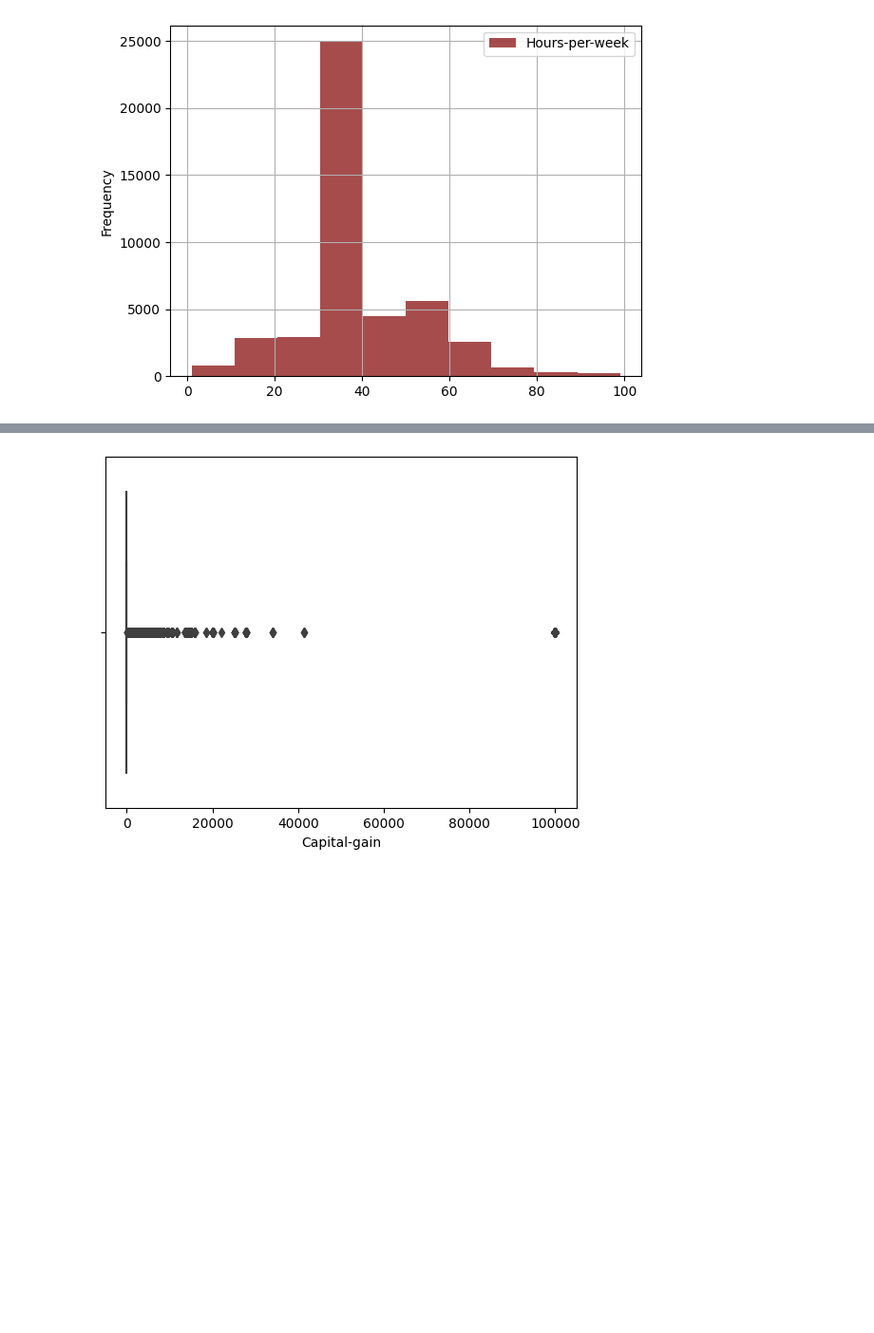
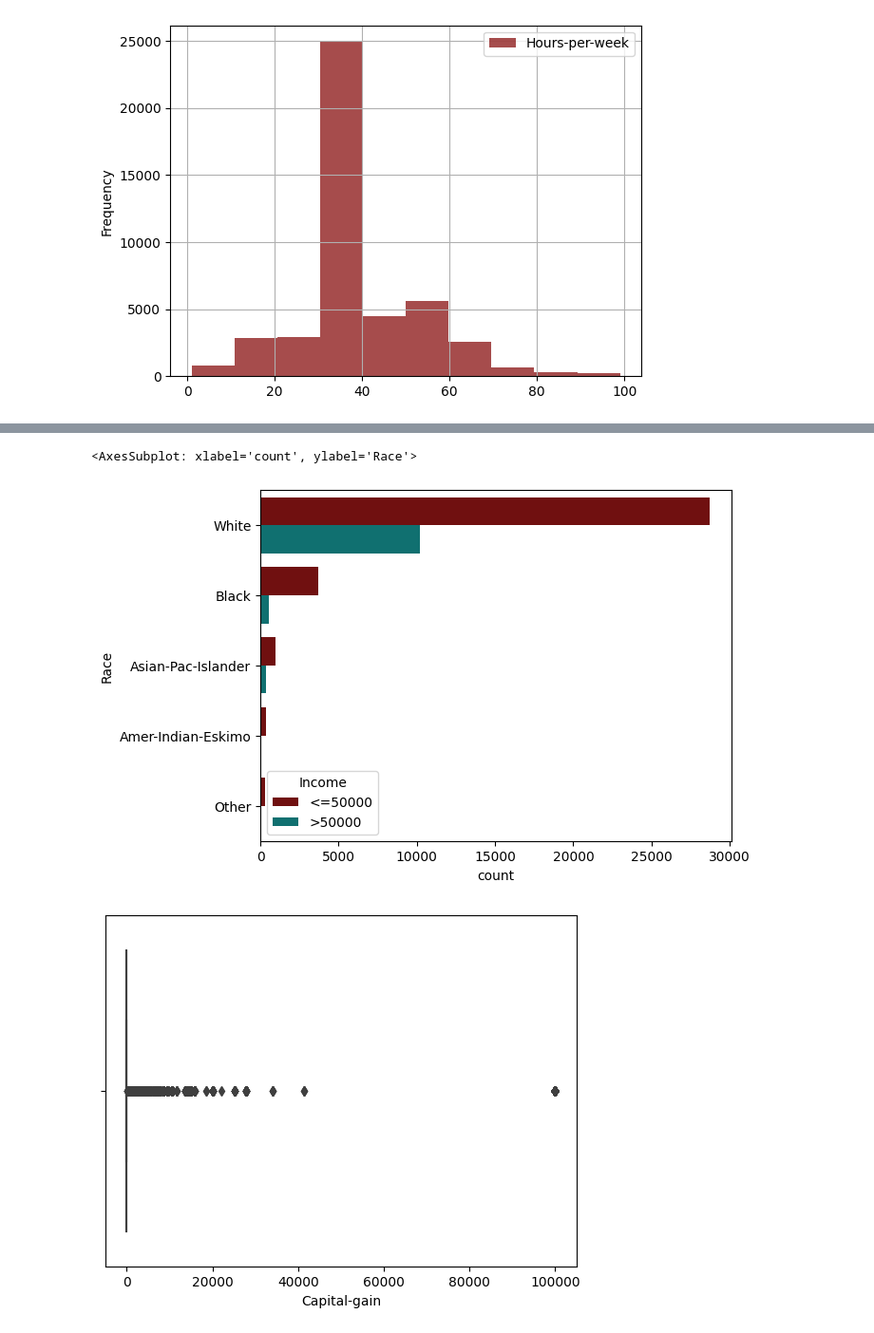
Before and after one commit to MattSchaefer24/machine-learning, a Jupyter notebook: EDA_Final.ipynb, the cells around one changed output, grey strips where cells are left out. Shown: that part at 95% size. Cells and saved outputs as stored; diff of their text form; code cells hidden in the pictures; blank space fills up the shorter version.

```diff
--- a/EDA_Final.ipynb
+++ b/EDA_Final.ipynb
@@ -98,0 +120,7 @@ sns.countplot(y = 'Education', data = df, order = correctOrder, hue = 'Income',
+# %%
+race = df[['Race']]
+
+sns.countplot(y = 'Race', data = df, hue= 'Income', palette= defaultPalette)
+# %% [output]
+<AxesSubplot: xlabel='count', ylabel='Race'>
+[figure, added]
```
Also changed, not shown: parts of 7 cells of this notebook, 2 other files.
